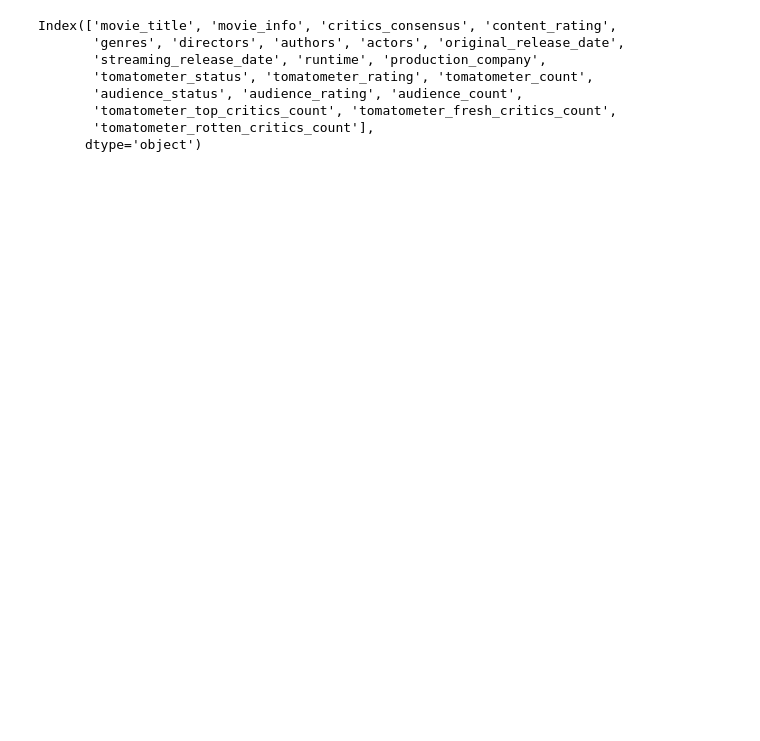
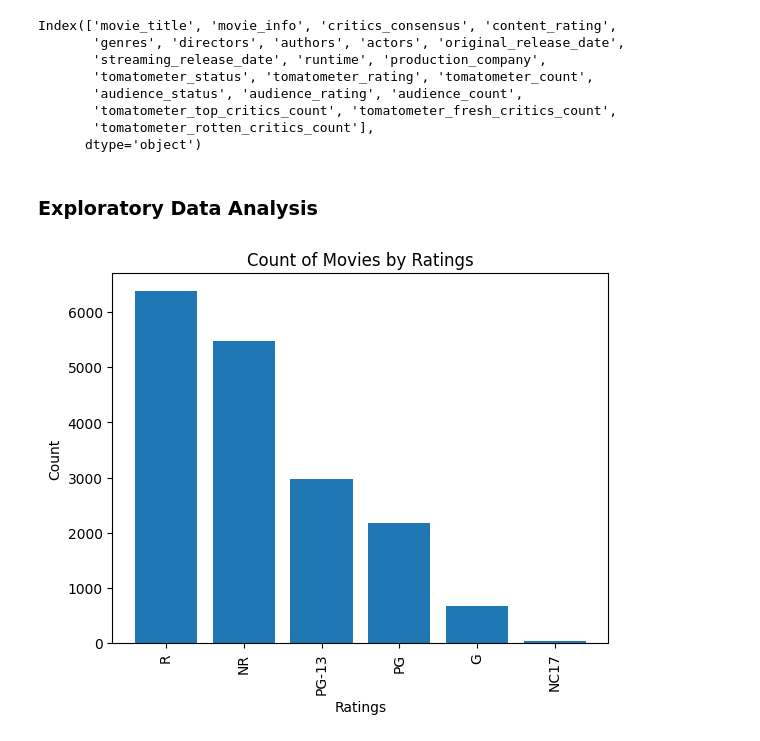
Before and after one commit to statzenthusiast921/rotten-tomatoes-analysis, a Jupyter notebook: notebooks/Rotten Tomatoes EDA 01.16.23.ipynb, the cells around one changed output. Drawn from its saved outputs; the diff is of its cells as text; code cells hidden in the pictures; blank space fills up the shorter version.

```diff
--- a/notebooks/Rotten Tomatoes EDA 01.16.23.ipynb
+++ b/notebooks/Rotten Tomatoes EDA 01.16.23.ipynb
@@ -36,3 +29,28 @@ Index(['movie_title', 'movie_info', 'critics_consensus', 'content_rating',
        'tomatometer_top_critics_count', 'tomatometer_fresh_critics_count',
        'tomatometer_rotten_critics_count'],
       dtype='object')
+# %% [markdown]
+### Exploratory Data Analysis
+# %%
+#Rating count
+def make_bar_chart_from_frequencies(column_name,unique_values_to_include,xlabel):
+    bar_df = pd.DataFrame(df[f'{column_name}'].value_counts()).reset_index().head(unique_values_to_include)
+
+    bar_df = bar_df.rename(columns={
+        bar_df.columns[0]: "col1" ,
+        bar_df.columns[1]: "col2"
+    })
+
+    plt.bar(bar_df['col1'],bar_df['col2'])
+    plt.title(f'Count of Movies by {xlabel}')
+    plt.xlabel(f'{xlabel}')
+    plt.ylabel('Count')
+    plt.xticks(rotation=90)
+    plt.show()
+
+
+make_bar_chart_from_frequencies(
+    'content_rating',len(df['content_rating'].value_counts()),'Ratings'
+)
+# %% [output]
+[figure, added]
```
Also changed, not shown: parts of 7 cells of this notebook.
